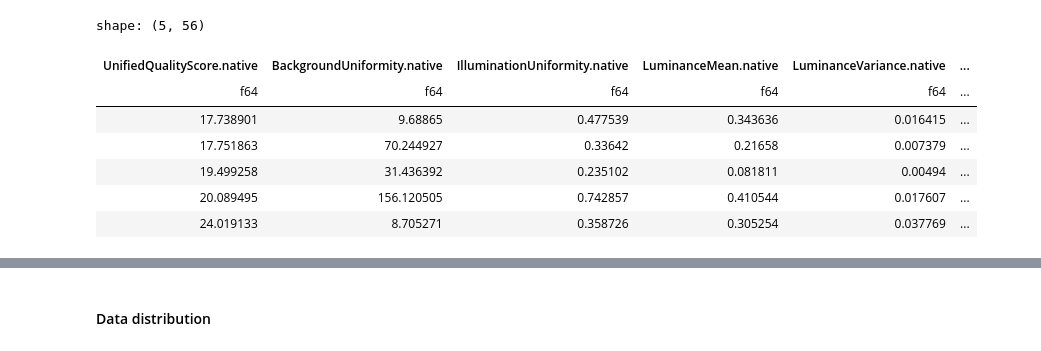
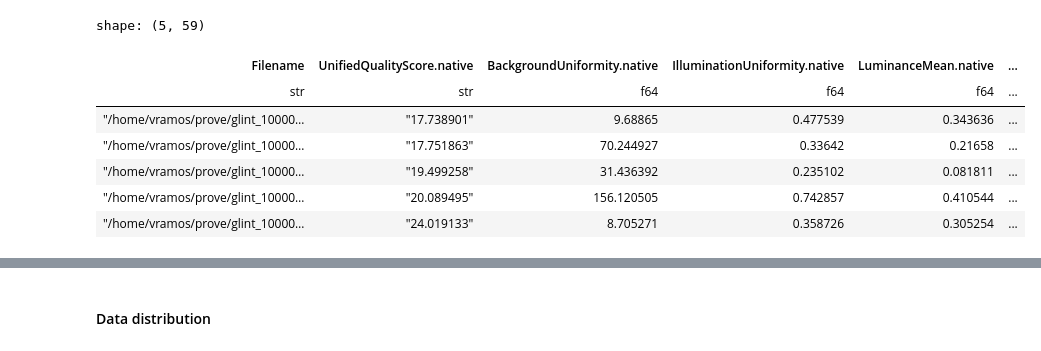
Before and after one commit to vramoscadavero/Thesis, a Jupyter notebook: notebooks/Glint_analysis.ipynb, the cells around one changed output, grey strips where cells are left out. Drawn from its saved outputs; the diff is of its cells as text; code cells hidden in the pictures.

```diff
--- a/notebooks/Glint_analysis.ipynb
+++ b/notebooks/Glint_analysis.ipynb
@@ -7,0 +9,31 @@ import seaborn as sns
+# %%
+def clean(d: pl.DataFrame) -> pl.DataFrame:
+    bad = [c for c in d.columns if c == "" or c.startswith("Unnamed")]
+    return d.drop(bad)
+
+dataset_path = Path('../data/glint')
+df_list = []
+
+for f in sorted(dataset_path.iterdir()):
+    if f.is_file() and f.suffix == '.csv':
+        d = pl.read_csv(f, separator=';', infer_schema_length=None)
+        d = clean(d).with_columns(pl.lit('glint').alias('dataset'))
+        df_list.append(d)
+
+tono = pl.read_csv(
+    '../data/tono/ofiq_tono_completo.csv',
+    separator=',',
+    infer_schema_length=None,
+    truncate_ragged_lines=True,
+)
+tono = clean(tono).with_columns(pl.lit('tono').alias('dataset'))
+df_list.append(tono)
+
+cols = df_list[0].columns
+for d in df_list:
+    if set(d.columns) != set(cols):
+        print("colonne diverse:", set(d.columns) ^ set(cols))
+df_list = [d.select(cols) for d in df_list]
+
+df = pl.concat(df_list, how='vertical_relaxed')
+df.shape
@@ -8,15 +79,11 @@ import seaborn as sns
 # %%
-df = pl.read_csv('../data/ofiq_glint_10000.csv',
-                 separator=';',
-                infer_schema_length=10000
-                ).drop(['Filename','assessment_time_in_ms', ''])
 df.head(5)
 # %% [output]
-shape: (5, 56)
+shape: (5, 59)
-| UnifiedQualityScore.native | BackgroundUniformity.native | IlluminationUniformity.native | LuminanceMean.native | LuminanceVariance.native | ... |
-| f64 | f64 | f64 | f64 | f64 | ... |
-| 17.738901 | 9.68865 | 0.477539 | 0.343636 | 0.016415 | ... |
-| 17.751863 | 70.244927 | 0.33642 | 0.21658 | 0.007379 | ... |
-| 19.499258 | 31.436392 | 0.235102 | 0.081811 | 0.00494 | ... |
-| 20.089495 | 156.120505 | 0.742857 | 0.410544 | 0.017607 | ... |
-| 24.019133 | 8.705271 | 0.358726 | 0.305254 | 0.037769 | ... |
+| Filename | UnifiedQualityScore.native | BackgroundUniformity.native | IlluminationUniformity.native | LuminanceMean.native | ... |
+| str | str | f64 | f64 | f64 | ... |
+| "/home/vramos/prove/glint_10000… | "17.738901" | 9.68865 | 0.477539 | 0.343636 | ... |
+| "/home/vramos/prove/glint_10000… | "17.751863" | 70.244927 | 0.33642 | 0.21658 | ... |
+| "/home/vramos/prove/glint_10000… | "19.499258" | 31.436392 | 0.235102 | 0.081811 | ... |
+| "/home/vramos/prove/glint_10000… | "20.089495" | 156.120505 | 0.742857 | 0.410544 | ... |
+| "/home/vramos/prove/glint_10000… | "24.019133" | 8.705271 | 0.358726 | 0.305254 | ... |
```
Also changed, not shown: parts of 16 cells of this notebook, 10 other files.
